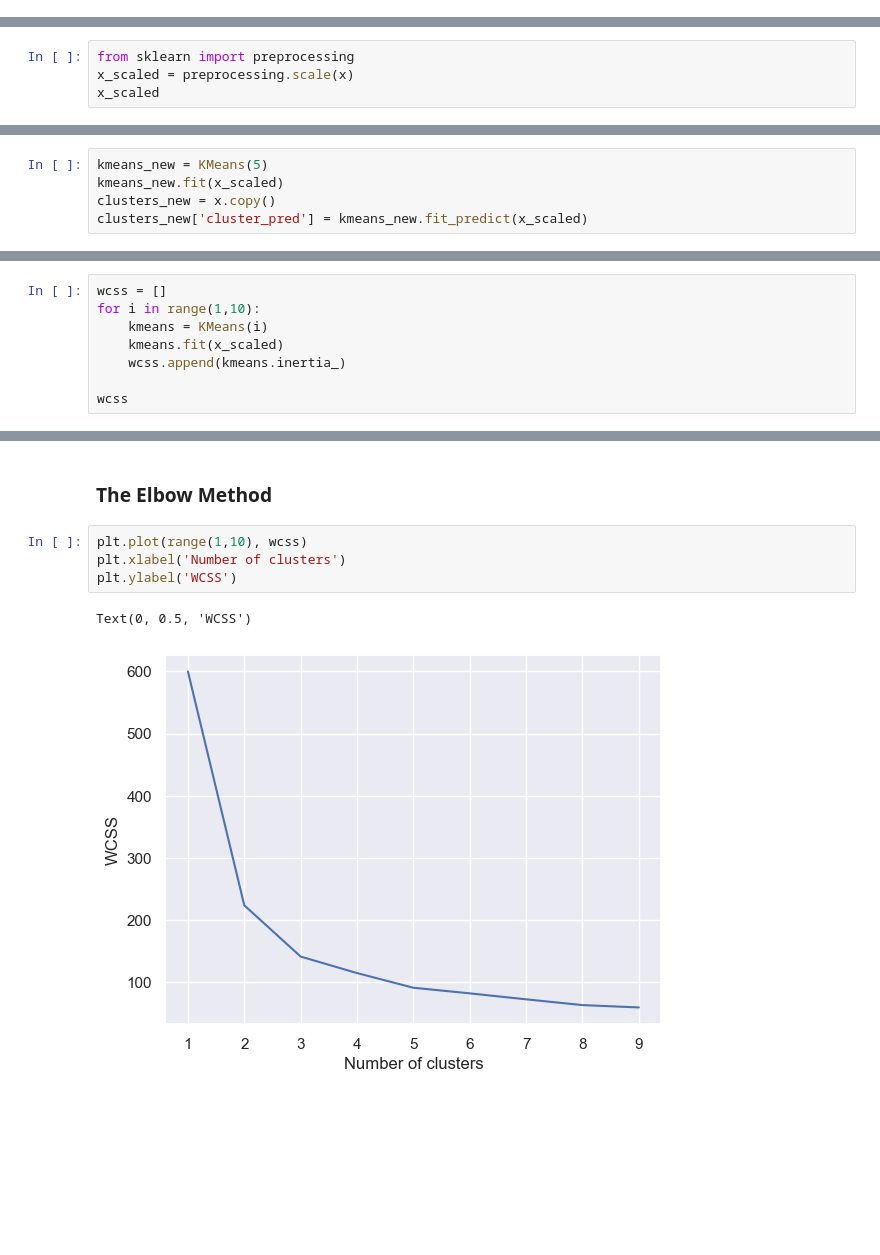
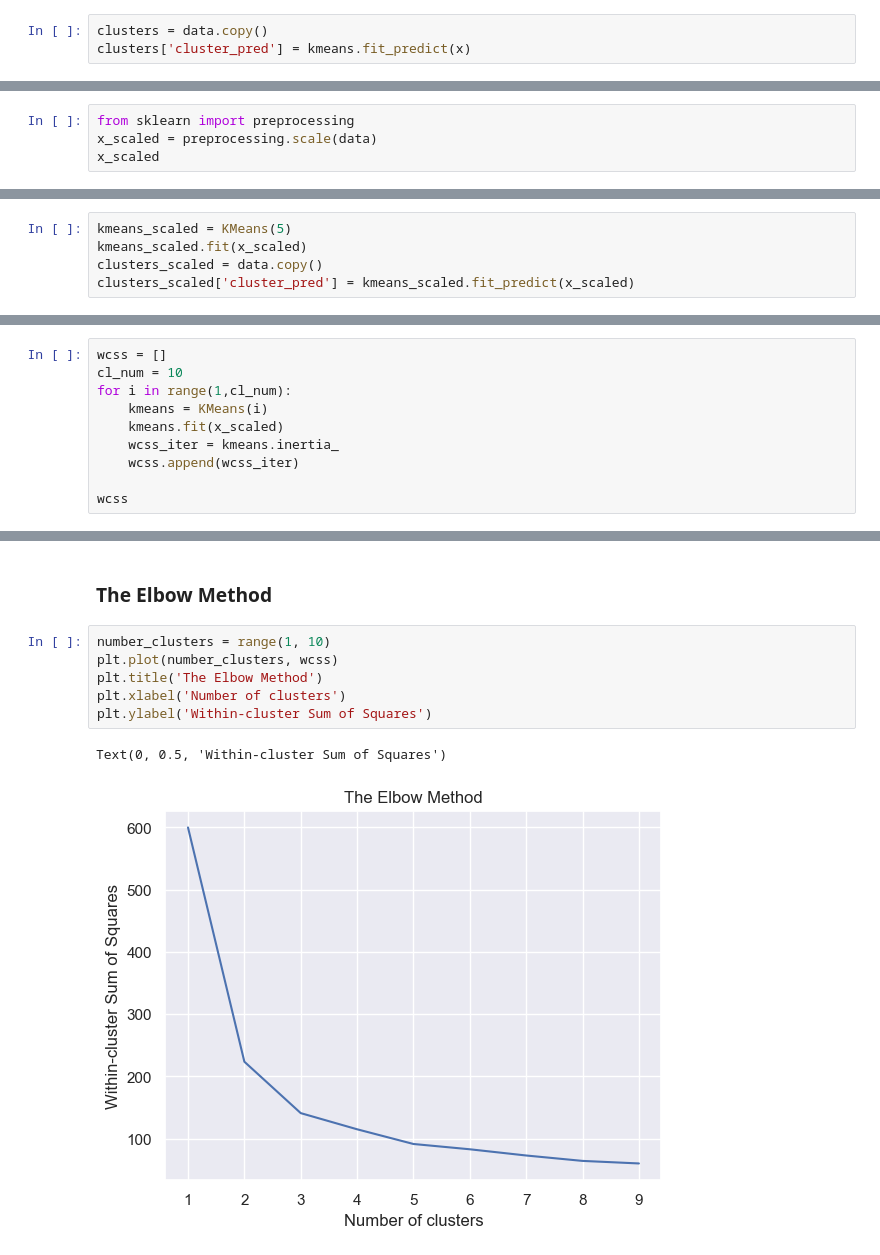
Before and after one commit to manuel22fuele/DC_Codes, a Jupyter notebook: Species Segmentation with Cluster Analysis Part 1- Exercise.ipynb, the cells around one changed output, grey strips where cells are left out. Drawn from its saved outputs; the diff is of its cells as text; blank space fills up the shorter version.

```diff
--- a/Species Segmentation with Cluster Analysis Part 1- Exercise.ipynb
+++ b/Species Segmentation with Cluster Analysis Part 1- Exercise.ipynb
@@ -64,3 +64,6 @@ kmeans = KMeans(2)
 kmeans.fit(x)
 # %% [output]
 KMeans(n_clusters=2)
+# %%
+clusters = data.copy()
+clusters['cluster_pred'] = kmeans.fit_predict(x)
@@ -70,7 +78,7 @@ KMeans(n_clusters=2)
 Import and use the <i> method </i> function from sklearn to standardize the data.
 # %%
 from sklearn import preprocessing
-x_scaled = preprocessing.scale(x)
+x_scaled = preprocessing.scale(data)
 x_scaled
 # %% [output]
 array([[-9.00681170e-01,  1.03205722e+00, -1.34127240e+00,
@@ -93,10 +101,10 @@ array([[-9.00681170e-01,  1.03205722e+00, -1.34127240e+00,
 # %% [markdown]
 # Clustering (scaled data)
 # %%
-kmeans_new = KMeans(5)
-kmeans_new.fit(x_scaled)
-clusters_new = x.copy()
-clusters_new['cluster_pred'] = kmeans_new.fit_predict(x_scaled)
+kmeans_scaled = KMeans(5)
+kmeans_scaled.fit(x_scaled)
+clusters_scaled = data.copy()
+clusters_scaled['cluster_pred'] = kmeans_scaled.fit_predict(x_scaled)
 # %%
 clusters_new
 # %% [output]
@@ -126,10 +134,12 @@ Text(0, 0.5, 'Septal Width')
 ### WCSS
 # %%
 wcss = []
-for i in range(1,10):
+cl_num = 10
+for i in range(1,cl_num):
     kmeans = KMeans(i)
     kmeans.fit(x_scaled)
-    wcss.append(kmeans.inertia_)
+    wcss_iter = kmeans.inertia_
+    wcss.append(wcss_iter)
 
 wcss
 # %% [output]
@@ -145,11 +155,13 @@ wcss
 # %% [markdown]
 ### The Elbow Method
 # %%
-plt.plot(range(1,10), wcss)
+number_clusters = range(1, 10)
+plt.plot(number_clusters, wcss)
+plt.title('The Elbow Method')
 plt.xlabel('Number of clusters')
-plt.ylabel('WCSS')
+plt.ylabel('Within-cluster Sum of Squares')
 # %% [output]
-Text(0, 0.5, 'WCSS')
+Text(0, 0.5, 'Within-cluster Sum of Squares')
-[figure, old version]
+[figure, new version]
 # %% [markdown]
  How many clusters are there?
```
Also changed, not shown: parts of 5 cells of this notebook, 1 other file.
